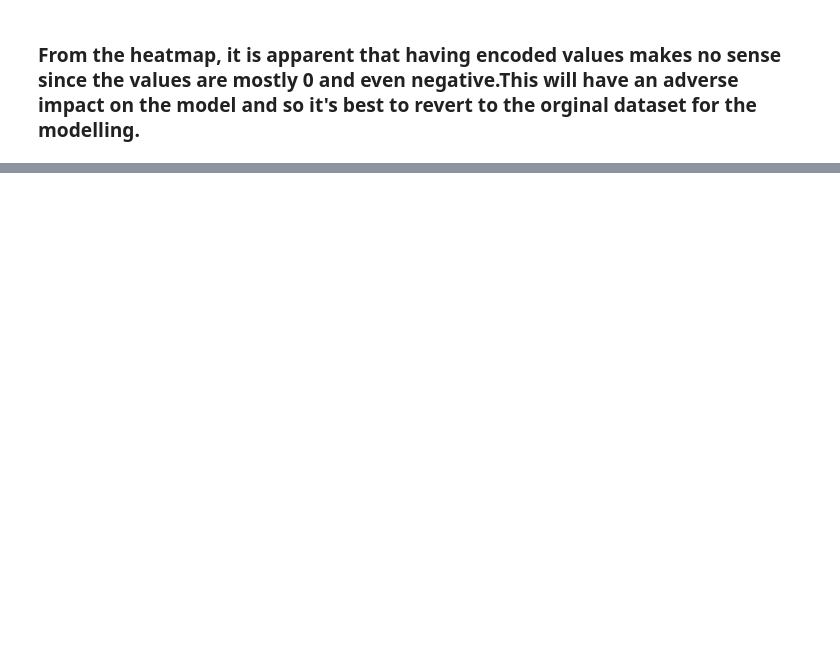
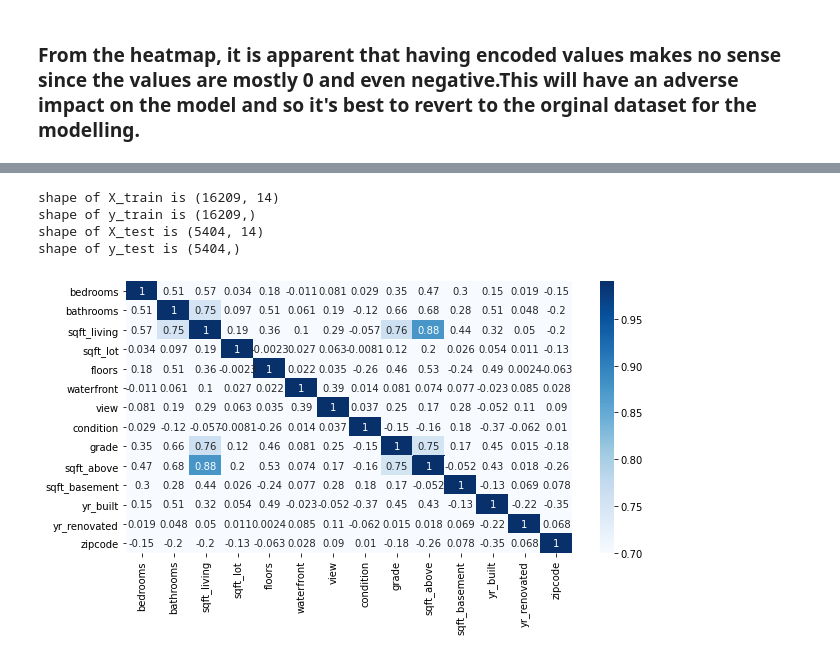
Before and after one commit to rahulakrish/linear_regression, a Jupyter notebook: phase2_project.ipynb, the cells around one changed output, grey strips where cells are left out. Cells and saved outputs as stored; diff of their text form; code cells hidden in the pictures; blank space fills up the shorter version.

Commit message:
ready to build baseline model

```diff
--- a/phase2_project.ipynb
+++ b/phase2_project.ipynb
@@ -397,4 +371,4 @@ X.head()
 # dropping irrelevant columns
 X.drop(['id','date','sqft_living15','sqft_lot15'],axis=1,inplace=True)
 X.drop(['lat','long'],axis=1,inplace=True)
-X.head()
+X.drop('price',axis=1,inplace=True)
@@ -407,0 +395,3 @@ X.head()
+# %%
+#imputing the median value
+X['sqft_above'].fillna(median,inplace=True)
@@ -407,0 +418,22 @@ X.head()
+# %%
+#splitting the data into train and test splits
+from sklearn.model_selection import train_test_split
+X_train,X_test,y_train,y_test = train_test_split(X,y,random_state=50)
+
+print(f'shape of X_train is {X_train.shape}')
+print(f'shape of y_train is {y_train.shape}')
+print(f'shape of X_test is {X_test.shape}')
+print(f'shape of y_test is {y_test.shape}')
+# %% [output]
+shape of X_train is (16209, 14)
+shape of y_train is (16209,)
+shape of X_test is (5404, 14)
+shape of y_test is (5404,)
+# %%
+# visualizing the co-relation values on the train dataset
+fig,ax = plt.subplots(figsize=(10,5))
+corr = X_train.corr()
+# filtering the correlation values using vmin and vmax
+sns.heatmap(corr,annot=True,vmin=0.70,vmax=0.99,cmap='Blues');
+# %% [output]
+[figure, added]
```
Also changed, not shown: parts of 21 cells of this notebook.
